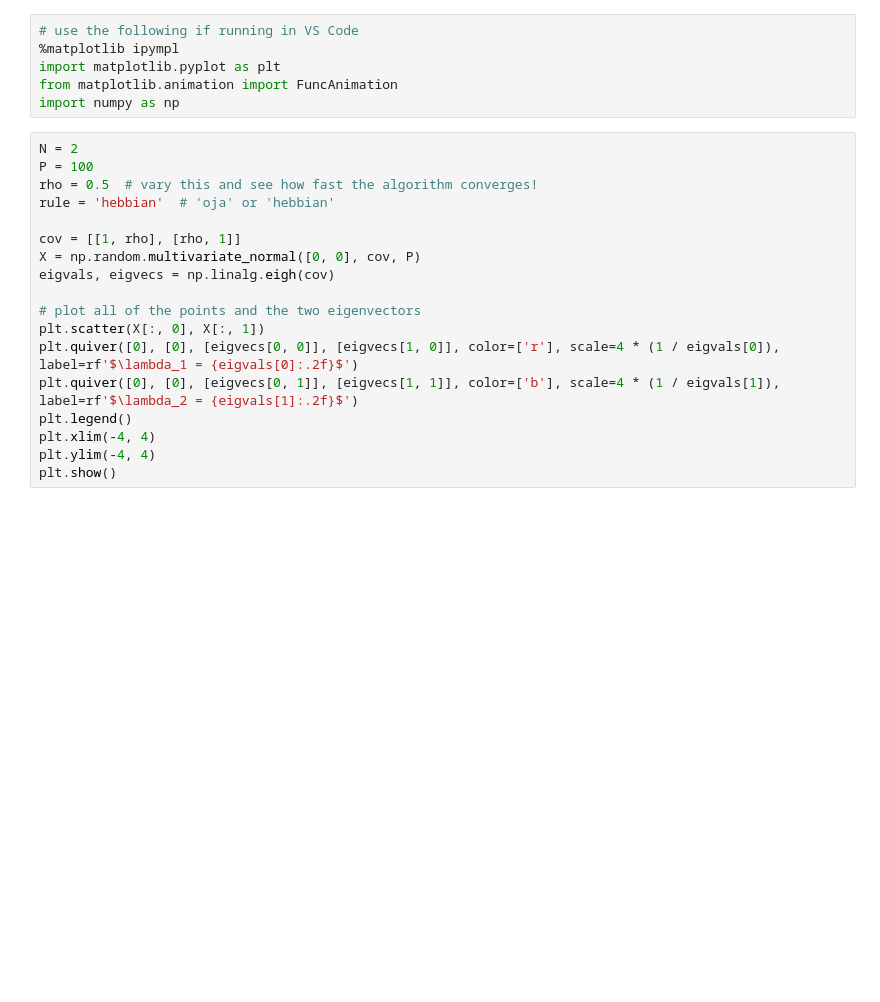
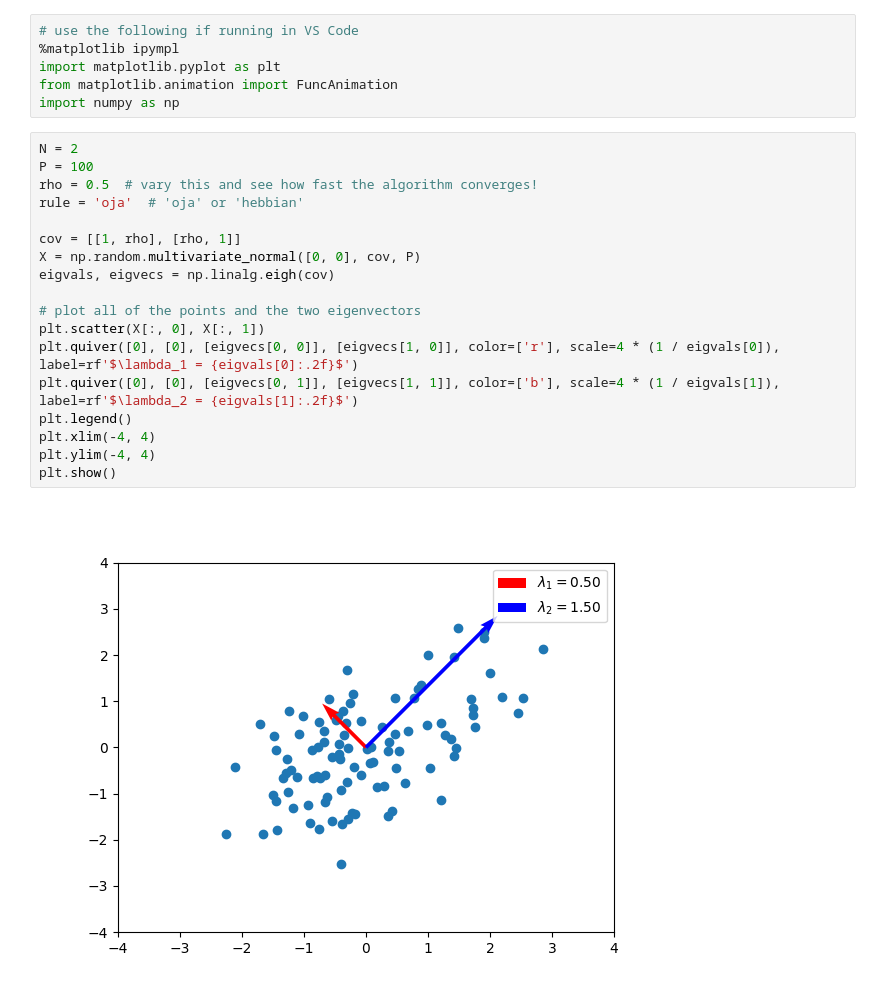
Before and after one commit to adzcai/ml-visualizations, a Jupyter notebook: notebooks/Oja's rule.ipynb, the cells around one changed output. Saved outputs shown, nothing was run; the diff lists cells and outputs as text; blank space fills up the shorter version.

```diff
--- a/notebooks/Oja's rule.ipynb
+++ b/notebooks/Oja's rule.ipynb
@@ -7,21 +7,23 @@ import numpy as np
 # %%
 N = 2
 P = 100
 rho = 0.5  # vary this and see how fast the algorithm converges!
-rule = 'hebbian'  # 'oja' or 'hebbian'
+rule = 'oja'  # 'oja' or 'hebbian'
 
 cov = [[1, rho], [rho, 1]]
 X = np.random.multivariate_normal([0, 0], cov, P)
 eigvals, eigvecs = np.linalg.eigh(cov)
 
 # plot all of the points and the two eigenvectors
 plt.scatter(X[:, 0], X[:, 1])
 plt.quiver([0], [0], [eigvecs[0, 0]], [eigvecs[1, 0]], color=['r'], scale=4 * (1 / eigvals[0]), label=rf'$\lambda_1 = {eigvals[0]:.2f}$')
 plt.quiver([0], [0], [eigvecs[0, 1]], [eigvecs[1, 1]], color=['b'], scale=4 * (1 / eigvals[1]), label=rf'$\lambda_2 = {eigvals[1]:.2f}$')
 plt.legend()
 plt.xlim(-4, 4)
 plt.ylim(-4, 4)
 plt.show()
+# %% [output]
+[figure, added]
 # %%
 fig = plt.figure()
 
```
Also changed, not shown: parts of 1 cell of this notebook, 2 other files.
